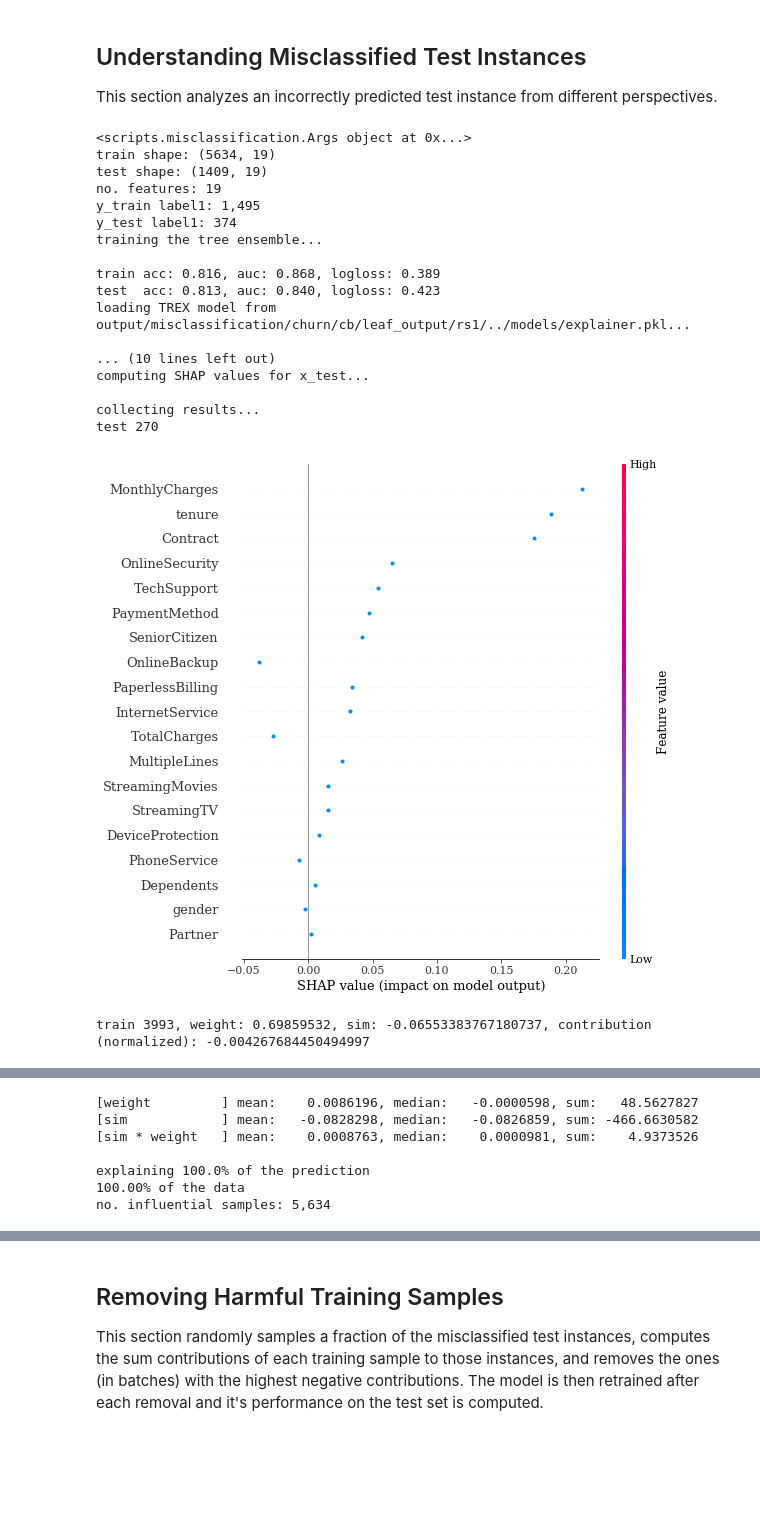
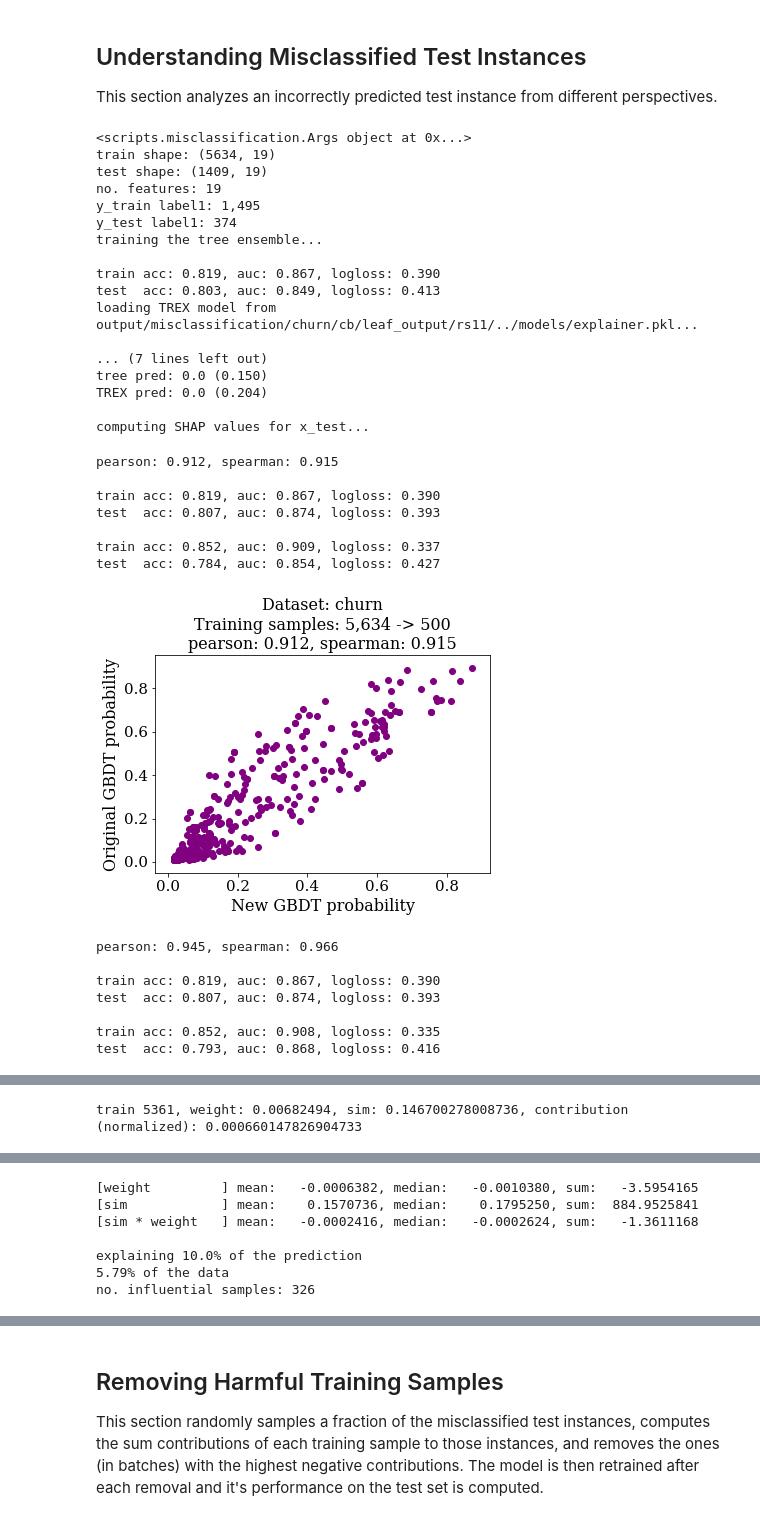
Before and after one commit to jjbrophy47/trex, a Jupyter notebook: experiments/notebooks/medifor.ipynb, the cells around one changed output, grey strips where cells are left out. Drawn from its saved outputs; the diff is of its cells as text; code cells hidden in the pictures; blank space fills up the shorter version.

```diff
--- a/experiments/notebooks/medifor.ipynb
+++ b/experiments/notebooks/medifor.ipynb
@@ -99,42 +99,56 @@ This section analyzes an incorrectly predicted test instance from different pers
 args = misclassification.Args()
 args.dataset='churn'
 args.tree_type='cb'
 args.n_estimators=100
 args.max_depth=3
 args.tree_kernel=tree_kernel
 args.kernel_model='lr'
 args.data_dir=data_dir
 args.xlim=None
 args.max_bins=50
 args.kde=False
 args.overlay=False
 args.topk=1
-args.test_type='pos_correct'
+args.test_type='neg_correct'
 args.alpha=0.25
-args.rs=1
+args.rs=11
 args.load_trex=True
 args.normalize_shap=True
-args.coverage=1.0
+args.coverage=0.1
 args.surplus=None
+args.max_contribution=0.0025
 args.ext='pdf'
 misclassification.main(args)
 # %% [output]
 <scripts.misclassification.Args object at 0x...>
 train shape: (5634, 19)
 test shape: (1409, 19)
 no. features: 19
 y_train label1: 1,495
 y_test label1: 374
 training the tree ensemble...
 
-train acc: 0.816, auc: 0.868, logloss: 0.389
-test  acc: 0.813, auc: 0.840, logloss: 0.423
-loading TREX model from output/misclassification/churn/cb/leaf_output/rs1/../models/explainer.pkl...
+train acc: 0.819, auc: 0.867, logloss: 0.390
+test  acc: 0.803, auc: 0.849, logloss: 0.413
+loading TREX model from output/misclassification/churn/cb/leaf_output/rs11/../models/explainer.pkl...
 
-... (10 lines left out)
+... (7 lines left out)
+tree pred: 0.0 (0.150)
+TREX pred: 0.0 (0.204)
+
 computing SHAP values for x_test...
-
-collecting results...
-test 270
+pearson: 0.912, spearman: 0.915
+
+train acc: 0.819, auc: 0.867, logloss: 0.390
+test  acc: 0.807, auc: 0.874, logloss: 0.393
+
+train acc: 0.852, auc: 0.909, logloss: 0.337
+test  acc: 0.784, auc: 0.854, logloss: 0.427
-[figure, old version]
+[figure, new version]
-train 3993, weight: 0.69859532, sim: -0.06553383767180737, contribution (normalized): -0.004267684450494997
+pearson: 0.945, spearman: 0.966
+
+train acc: 0.819, auc: 0.867, logloss: 0.390
+test  acc: 0.807, auc: 0.874, logloss: 0.393
+
+train acc: 0.852, auc: 0.908, logloss: 0.335
+test  acc: 0.793, auc: 0.868, logloss: 0.416
@@ -142,7 +155,0 @@ train 3993, weight: 0.69859532, sim: -0.06553383767180737, contribution (normali
-[weight         ] mean:    0.0086196, median:   -0.0000598, sum:   48.5627827
-[sim            ] mean:   -0.0828298, median:   -0.0826859, sum: -466.6630582
-[sim * weight   ] mean:    0.0008763, median:    0.0000981, sum:    4.9373526
-
-explaining 100.0% of the prediction
-100.00% of the data
-no. influential samples: 5,634
@@ -149,0 +159 @@ no. influential samples: 5,634
+train 5361, weight: 0.00682494, sim: 0.146700278008736, contribution (normalized): 0.000660147826904733
@@ -149,0 +161,7 @@ no. influential samples: 5,634
+[weight         ] mean:   -0.0006382, median:   -0.0010380, sum:   -3.5954165
+[sim            ] mean:    0.1570736, median:    0.1795250, sum:  884.9525841
+[sim * weight   ] mean:   -0.0002416, median:   -0.0002624, sum:   -1.3611168
+
+explaining 10.0% of the prediction
+5.79% of the data
+no. influential samples: 326
```
Also changed, not shown: parts of 1 cell of this notebook, 7 other files.
